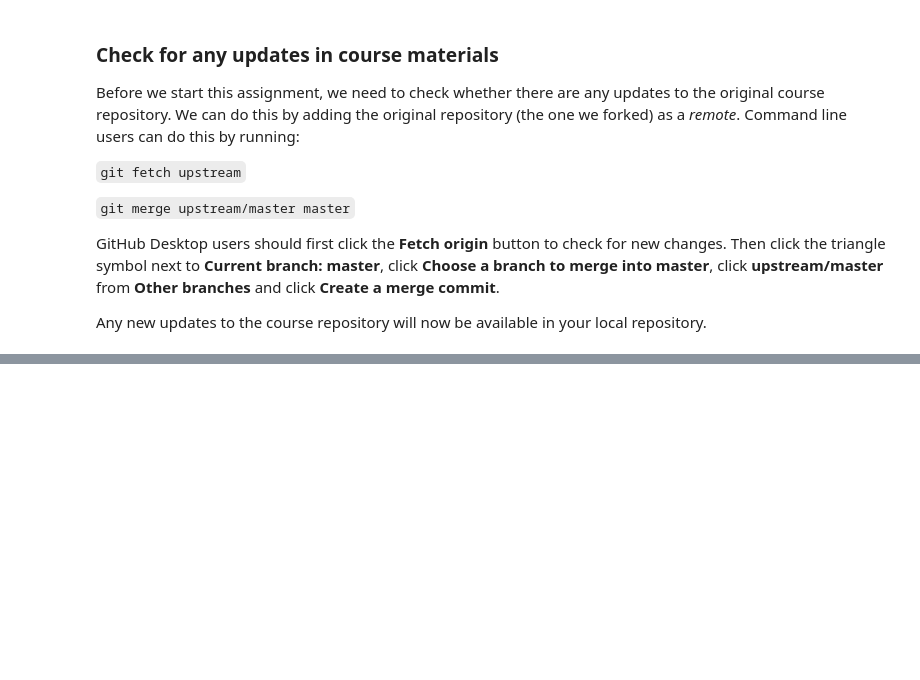
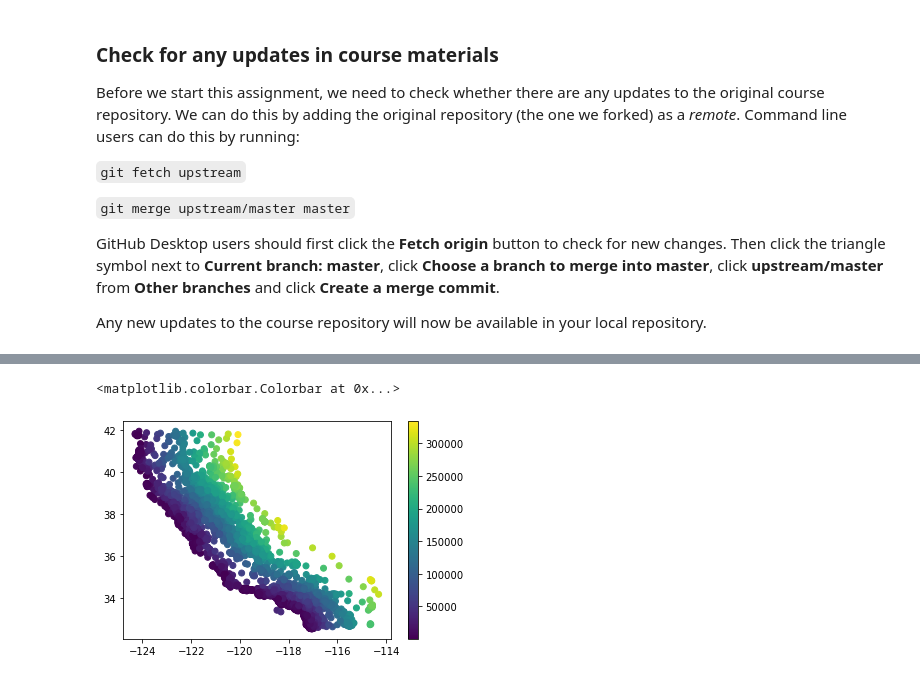
Before and after one commit to JohnnyRyan1/geospatial-data-science, a Jupyter notebook: labs/lab5/lab5_demo.ipynb, the cells around one changed output, grey strips where cells are left out. Drawn from its saved outputs; the diff is of its cells as text; code cells hidden in the pictures; blank space fills up the shorter version.

```diff
--- a/labs/lab5/lab5_demo.ipynb
+++ b/labs/lab5/lab5_demo.ipynb
@@ -256,0 +66,29 @@ It's a fairly bad model and probably needs some work before we ring up the USGS.
+# %%
+# Import data
+df = pd.read_csv('/Users/jryan4/Dropbox (University of Oregon)/Teaching/geospatial-data-science/data/lab5/california_house_prices.csv')
+
+# Read dataset
+coast = gpd.read_file('/Users/jryan4/Dropbox (University of Oregon)/Teaching/geospatial-data-science/data/lab5/california_coastline.shp')
+# %%
+# Convert DataFrame to GeoDataFrame
+gdf = gpd.GeoDataFrame(df, geometry=gpd.points_from_xy(df['longitude'], df['latitude']))
+gdf = gdf.set_crs(4326, allow_override=True)
+
+# Reproject everything to UTM 10N (EPSG:32610)
+gdf_utm = gdf.to_crs('EPSG:32610')
+coast_utm = coast.to_crs('EPSG:32610')
+# %%
+# Compute distance to coast
+distance_to_coast = []
+for i in range(gdf_utm.shape[0]):
+    distance_to_coast.append(coast_utm.distance(gdf_utm['geometry'].iloc[i]).min())
+
+# Add to DataFrame
+gdf_utm['distance_to_coast'] = distance_to_coast
+# %%
+# Quickly check that it worked!
+plt.scatter(gdf_utm['longitude'], gdf_utm['latitude'], c=gdf_utm['distance_to_coast'])
+plt.colorbar()
+# %% [output]
+<matplotlib.colorbar.Colorbar at 0x...>
+[figure, added]
```
Also changed, not shown: parts of 49 cells of this notebook, 9 other files.
